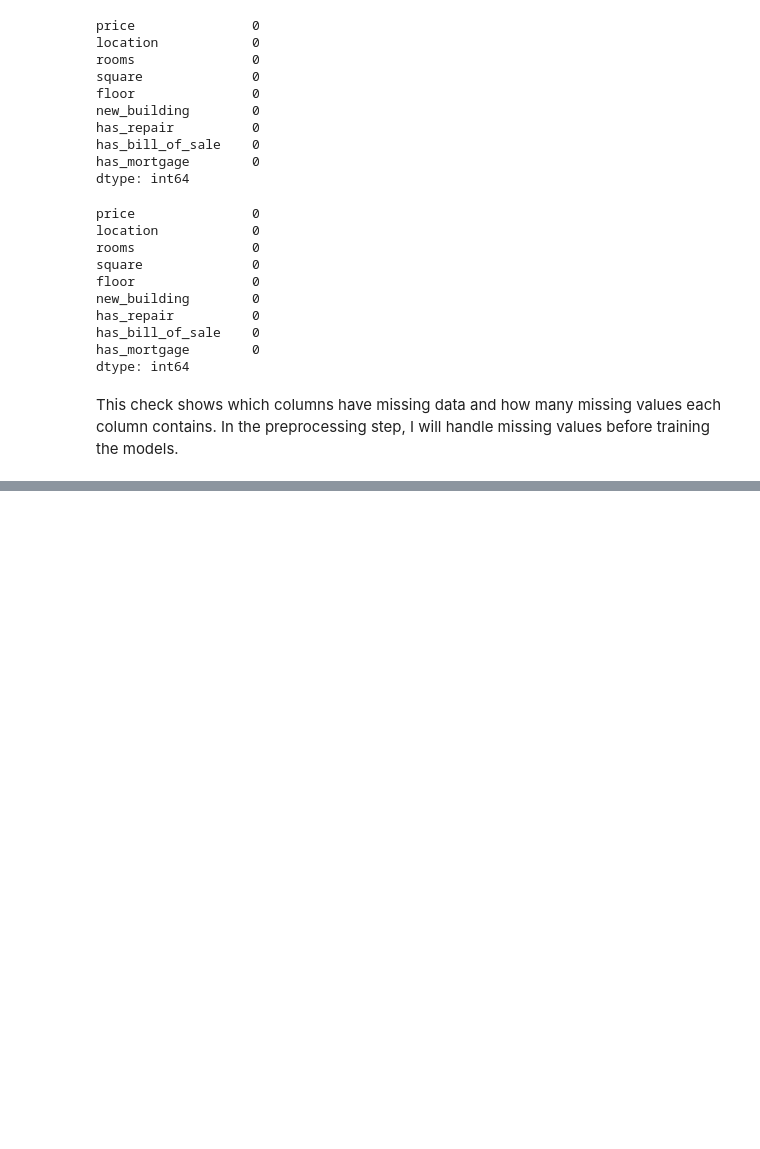
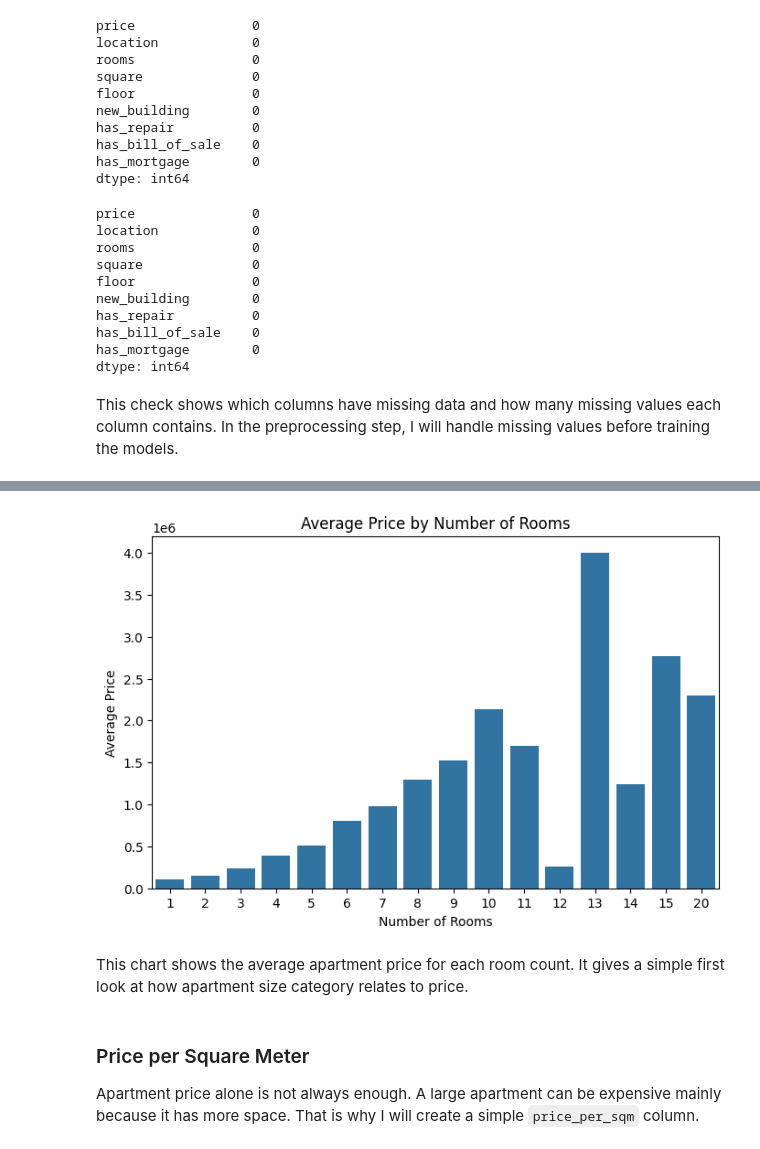
Before and after one commit to akshin777mansurov/house-price-prediction, a Jupyter notebook: House_Price_Prediction.ipynb, the cells around one changed output, grey strips where cells are left out. Drawn from its saved outputs; the diff is of its cells as text; code cells hidden in the pictures; blank space fills up the shorter version.

```diff
--- a/House_Price_Prediction.ipynb
+++ b/House_Price_Prediction.ipynb
@@ -131,0 +215,3 @@ In the preprocessing step, I will handle missing values before training the mode
+# %%
+room_price = df.groupby("rooms")["price"].mean().sort_index()
+room_price
@@ -131,0 +237,16 @@ In the preprocessing step, I will handle missing values before training the mode
+# %%
+plt.figure(figsize=(8, 5))
+sns.barplot(x=room_price.index, y=room_price.values)
+
+plt.title("Average Price by Number of Rooms")
+plt.xlabel("Number of Rooms")
+plt.ylabel("Average Price")
+plt.show()
+# %% [output]
+[figure, added]
+# %% [markdown]
+This chart shows the average apartment price for each room count. It gives a simple first look at how apartment size category relates to price.
+# %% [markdown]
+### Price per Square Meter
+
+Apartment price alone is not always enough. A large apartment can be expensive mainly because it has more space. That is why I will create a simple `price_per_sqm` column.
```
Also changed, not shown: parts of 26 cells of this notebook.
